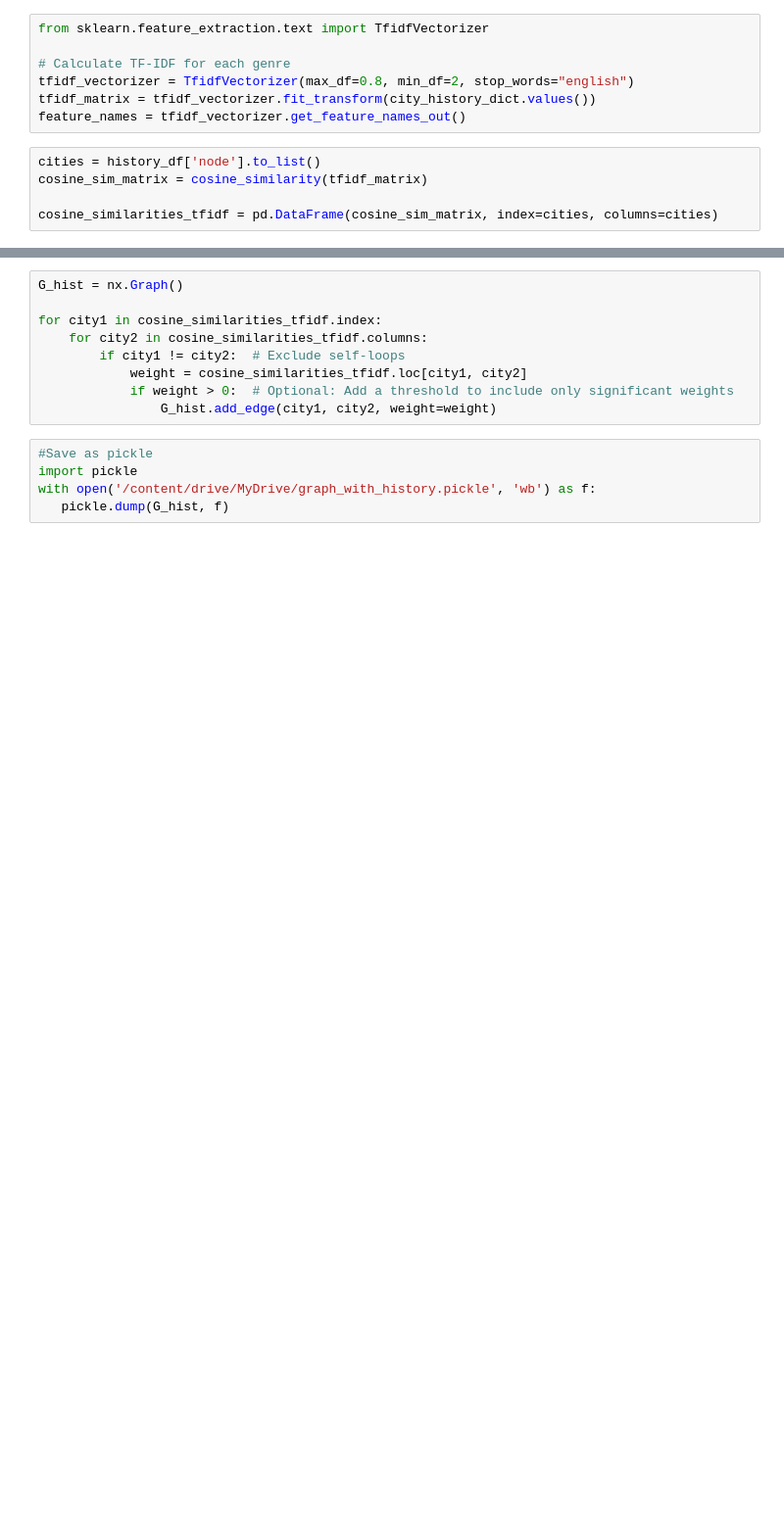
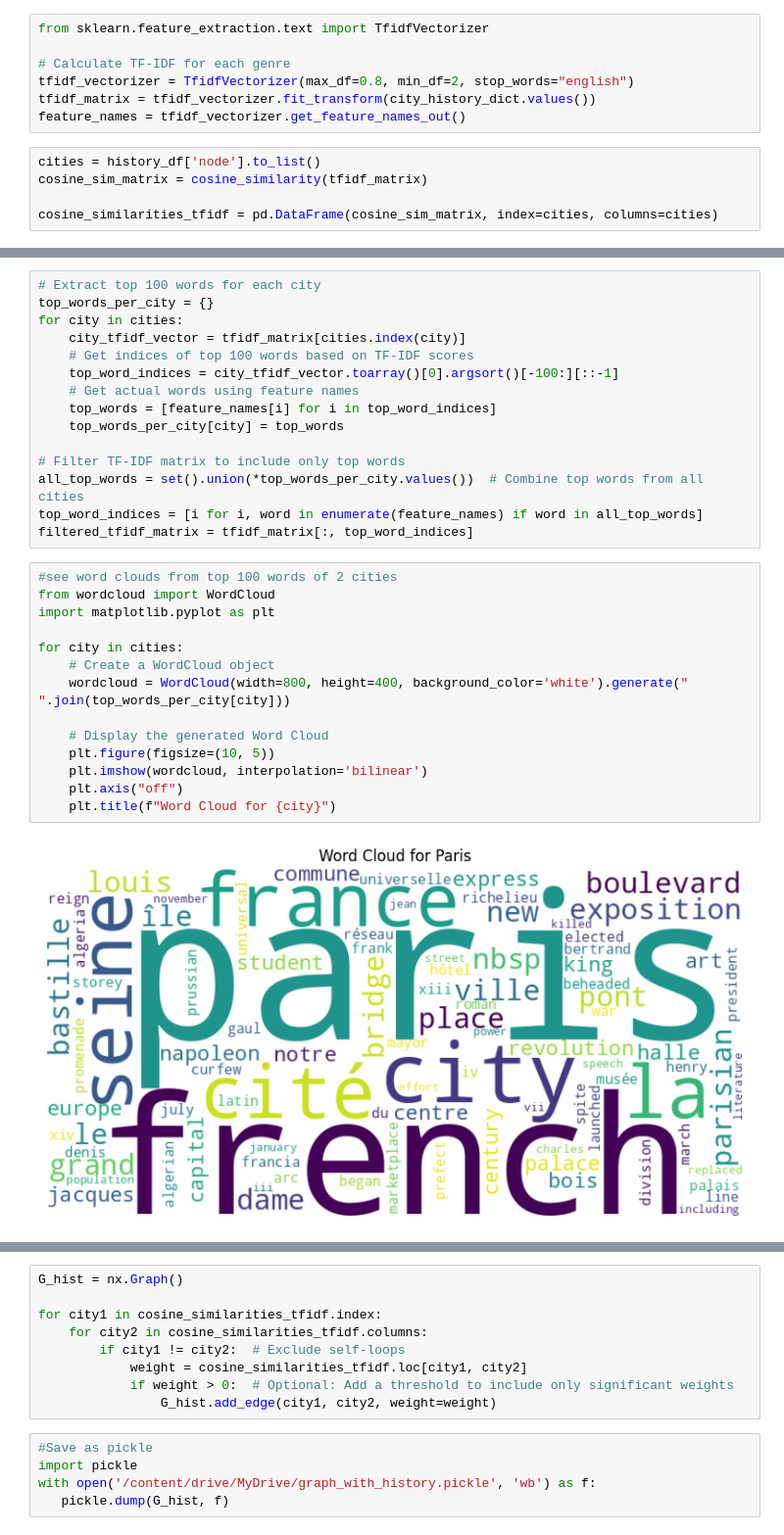
Before and after one commit to anampavicic/SGAI-Final-Project, a Jupyter notebook: nlp_final.ipynb, the cells around one changed output, grey strips where cells are left out. Shown: that part at 98% size. Cells and saved outputs as stored; diff of their text form; blank space fills up the shorter version.

```diff
--- a/nlp_final.ipynb
+++ b/nlp_final.ipynb
@@ -370,0 +409,31 @@ cosine_similarities_tfidf = pd.DataFrame(cosine_sim_matrix, index=cities, column
+# %%
+# Extract top 100 words for each city
+top_words_per_city = {}
+for city in cities:
+    city_tfidf_vector = tfidf_matrix[cities.index(city)]
+    # Get indices of top 100 words based on TF-IDF scores
+    top_word_indices = city_tfidf_vector.toarray()[0].argsort()[-100:][::-1]
+    # Get actual words using feature names
+    top_words = [feature_names[i] for i in top_word_indices]
+    top_words_per_city[city] = top_words
+
+# Filter TF-IDF matrix to include only top words
+all_top_words = set().union(*top_words_per_city.values())  # Combine top words from all cities
+top_word_indices = [i for i, word in enumerate(feature_names) if word in all_top_words]
+filtered_tfidf_matrix = tfidf_matrix[:, top_word_indices]
+# %%
+#see word clouds from top 100 words of 2 cities
+from wordcloud import WordCloud
+import matplotlib.pyplot as plt
+
+for city in cities:
+    # Create a WordCloud object
+    wordcloud = WordCloud(width=800, height=400, background_color='white').generate(" ".join(top_words_per_city[city]))
+
+    # Display the generated Word Cloud
+    plt.figure(figsize=(10, 5))
+    plt.imshow(wordcloud, interpolation='bilinear')
+    plt.axis("off")
+    plt.title(f"Word Cloud for {city}")
+# %% [output]
+[figure, added]
```
Also changed, not shown: parts of 21 cells of this notebook.
